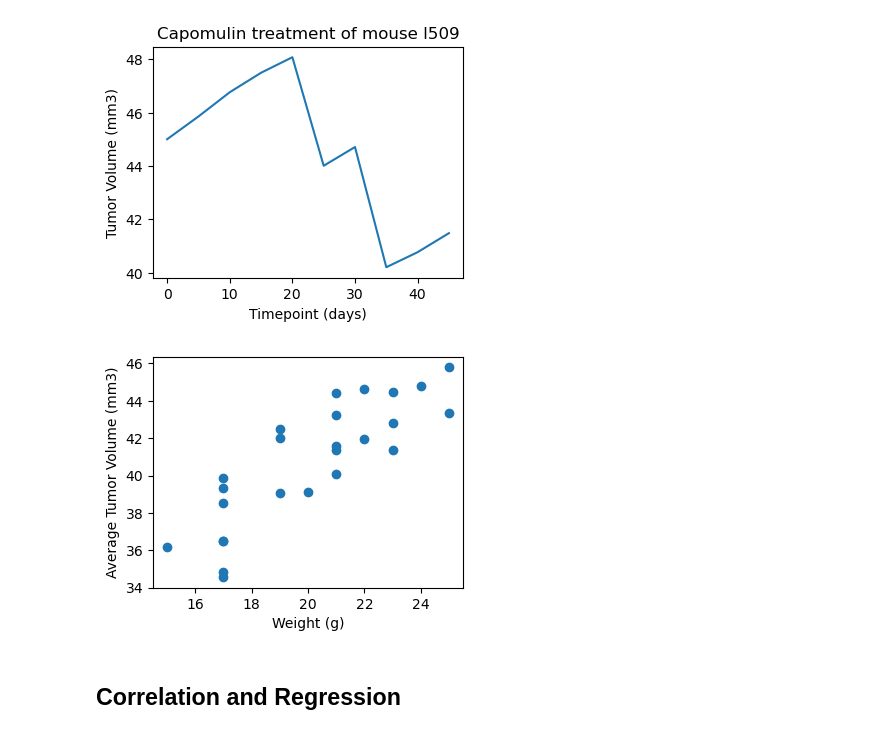
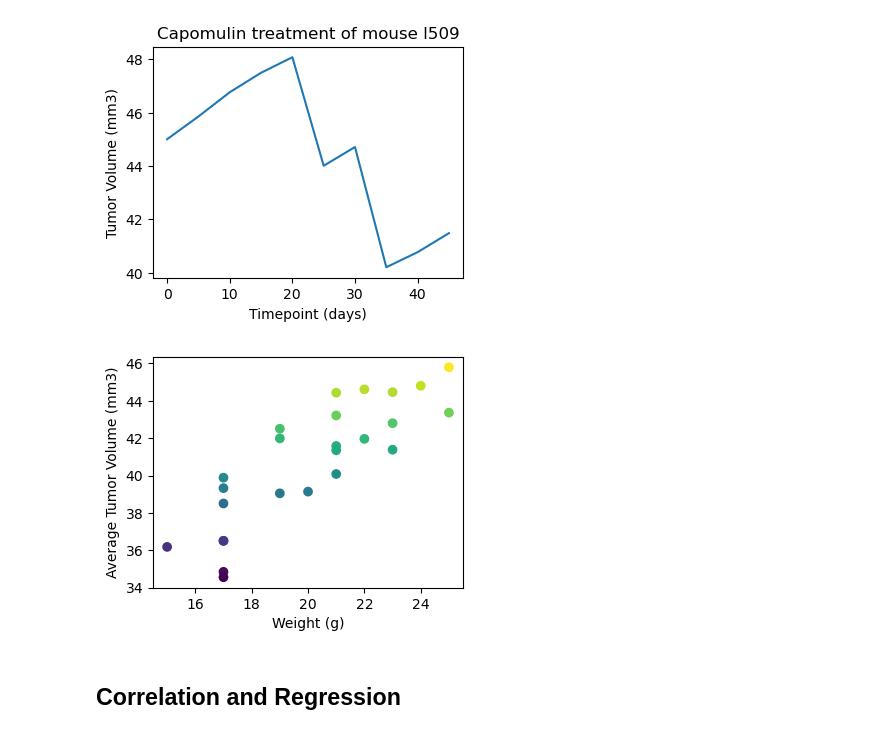
Before and after one commit to andcetera/pymaceuticals-study, a Jupyter notebook: Project Folder/pymaceuticals.ipynb, the cells around one changed output. Drawn from its saved outputs; the diff is of its cells as text; code cells hidden in the pictures.

```diff
--- a/Project Folder/pymaceuticals.ipynb
+++ b/Project Folder/pymaceuticals.ipynb
@@ -252,16 +270,17 @@ plt.show()
 # %%
 # Generate a scatter plot of average tumor volume vs. mouse weight for the Capomulin regimen
 cap_mice.head()
 grp = cap_mice.groupby('Mouse ID')
 cap = grp.mean()
 
 plt.figure(figsize=(4, 3))
-plt.scatter(cap['Weight (g)'], cap['Tumor Volume (mm3)'])
+plt.scatter(cap['Weight (g)'], cap['Tumor Volume (mm3)'], c=cap['Tumor Volume (mm3)'])
+
 plt.xlabel('Weight (g)')
 plt.ylabel('Average Tumor Volume (mm3)')
 plt.show()
 # %% [output]
-[figure, old version]
+[figure, new version]
 # %% [markdown]
 ## Correlation and Regression
 # %%
```
Also changed, not shown: parts of 9 cells of this notebook.
